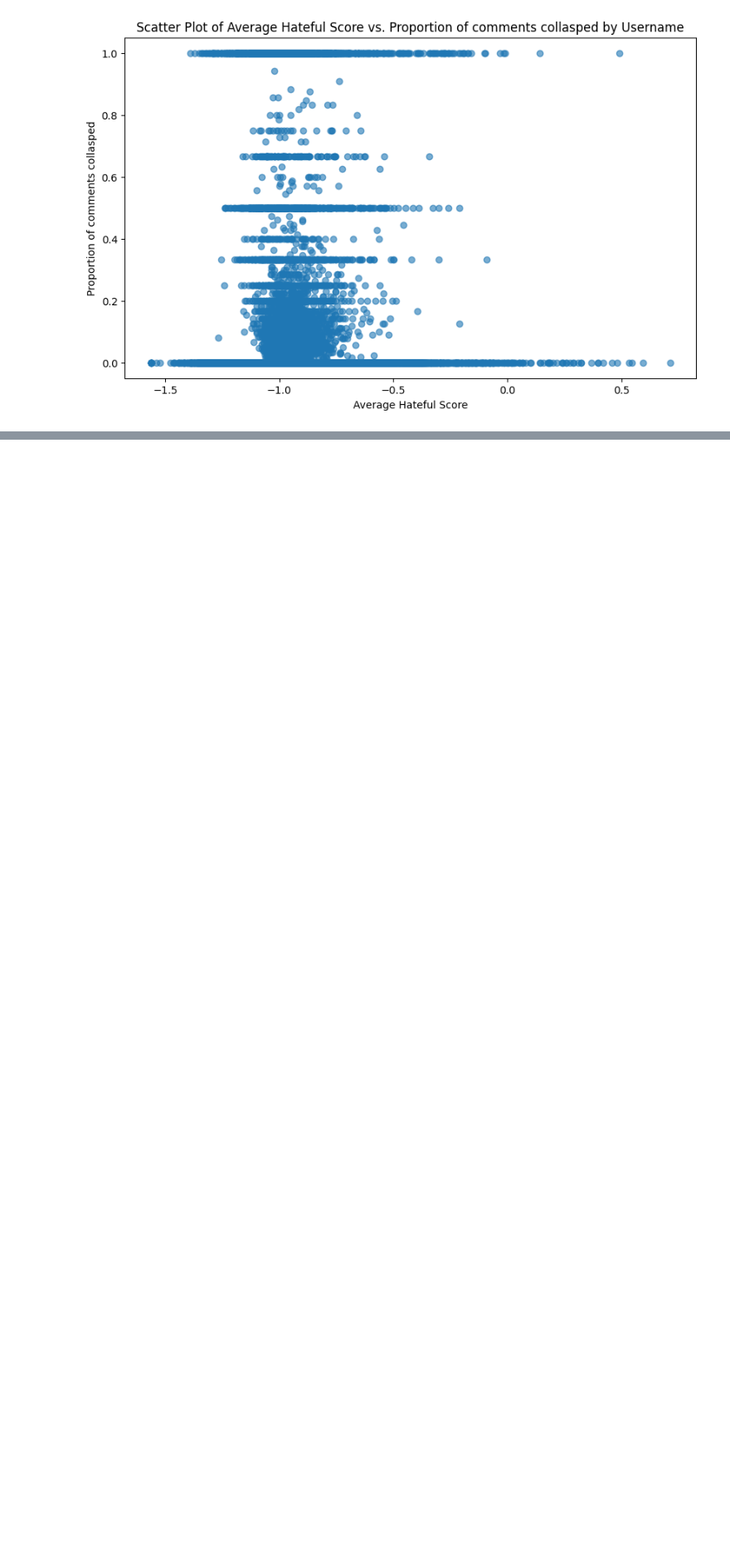
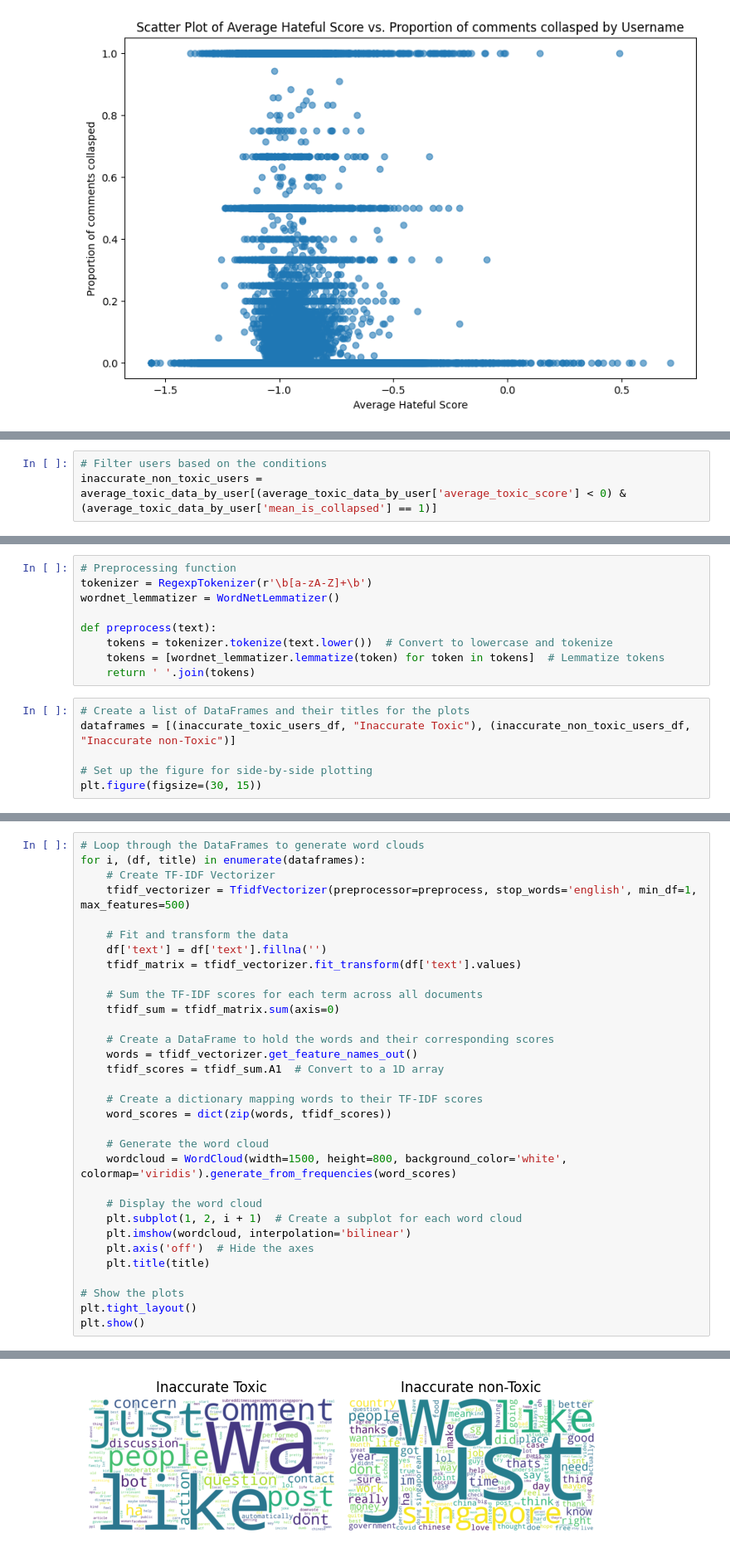
Before and after one commit to rhyden-kx/DSA4264, a Jupyter notebook: eda_2/users.ipynb, the cells around one changed output, grey strips where cells are left out. Shown: that part at 83% size. Cells and saved outputs as stored; diff of their text form; blank space fills up the shorter version.

Commit message:
completed wordcloud

```diff
--- a/eda_2/users.ipynb
+++ b/eda_2/users.ipynb
@@ -281,0 +301,3 @@ plt.show()
+# %%
+# Filter users based on the conditions
+inaccurate_non_toxic_users = average_toxic_data_by_user[(average_toxic_data_by_user['average_toxic_score'] < 0) & (average_toxic_data_by_user['mean_is_collapsed'] == 1)]
@@ -281,0 +332,15 @@ plt.show()
+# %%
+# Preprocessing function
+tokenizer = RegexpTokenizer(r'\b[a-zA-Z]+\b')
+wordnet_lemmatizer = WordNetLemmatizer()
+
+def preprocess(text):
+    tokens = tokenizer.tokenize(text.lower())  # Convert to lowercase and tokenize
+    tokens = [wordnet_lemmatizer.lemmatize(token) for token in tokens]  # Lemmatize tokens
+    return ' '.join(tokens)
+# %%
+# Create a list of DataFrames and their titles for the plots
+dataframes = [(inaccurate_toxic_users_df, "Inaccurate Toxic"), (inaccurate_non_toxic_users_df, "Inaccurate non-Toxic")]
+
+# Set up the figure for side-by-side plotting
+plt.figure(figsize=(30, 15))
@@ -281,0 +350,33 @@ plt.show()
+# %%
+# Loop through the DataFrames to generate word clouds
+for i, (df, title) in enumerate(dataframes):
+    # Create TF-IDF Vectorizer
+    tfidf_vectorizer = TfidfVectorizer(preprocessor=preprocess, stop_words='english', min_df=1, max_features=500)
+
+    # Fit and transform the data
+    df['text'] = df['text'].fillna('')
+    tfidf_matrix = tfidf_vectorizer.fit_transform(df['text'].values)
+
+    # Sum the TF-IDF scores for each term across all documents
+    tfidf_sum = tfidf_matrix.sum(axis=0)
+
+    # Create a DataFrame to hold the words and their corresponding scores
+    words = tfidf_vectorizer.get_feature_names_out()
+    tfidf_scores = tfidf_sum.A1  # Convert to a 1D array
+
+    # Create a dictionary mapping words to their TF-IDF scores
+    word_scores = dict(zip(words, tfidf_scores))
+
+    # Generate the word cloud
+    wordcloud = WordCloud(width=1500, height=800, background_color='white', colormap='viridis').generate_from_frequencies(word_scores)
+
+    # Display the word cloud
+    plt.subplot(1, 2, i + 1)  # Create a subplot for each word cloud
+    plt.imshow(wordcloud, interpolation='bilinear')
+    plt.axis('off')  # Hide the axes
+    plt.title(title)
+
+# Show the plots
+plt.tight_layout()
+plt.show()
+# %% [output]
@@ -281,0 +388 @@ plt.show()
+[figure, added]
```
Also changed, not shown: parts of 10 cells of this notebook.
